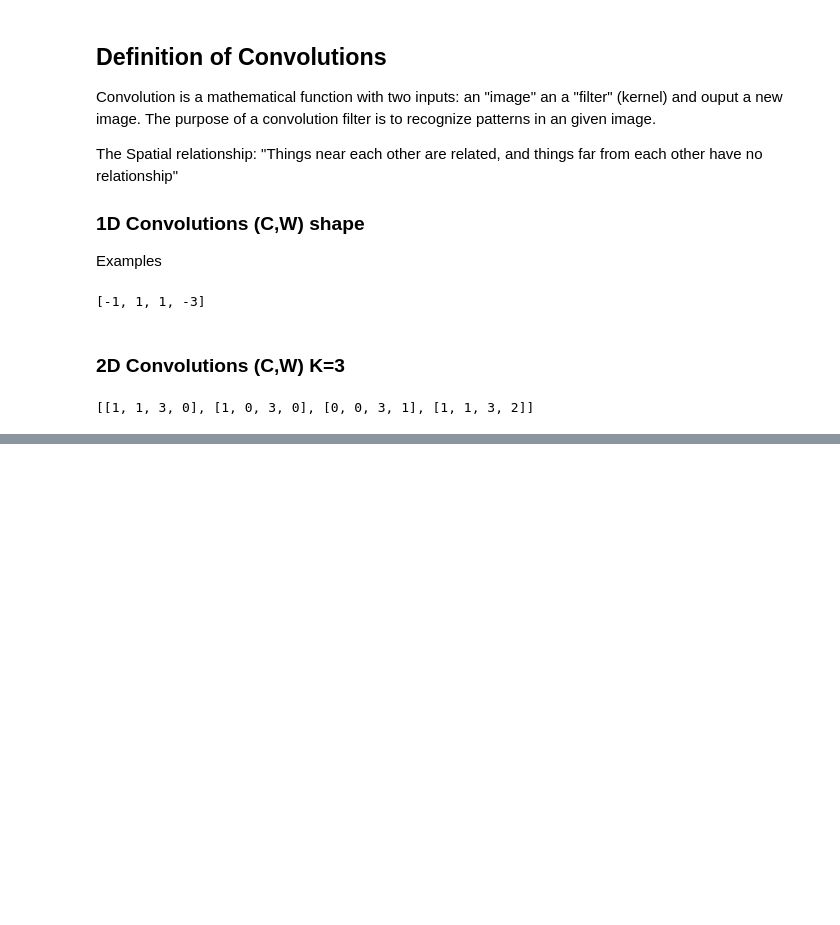
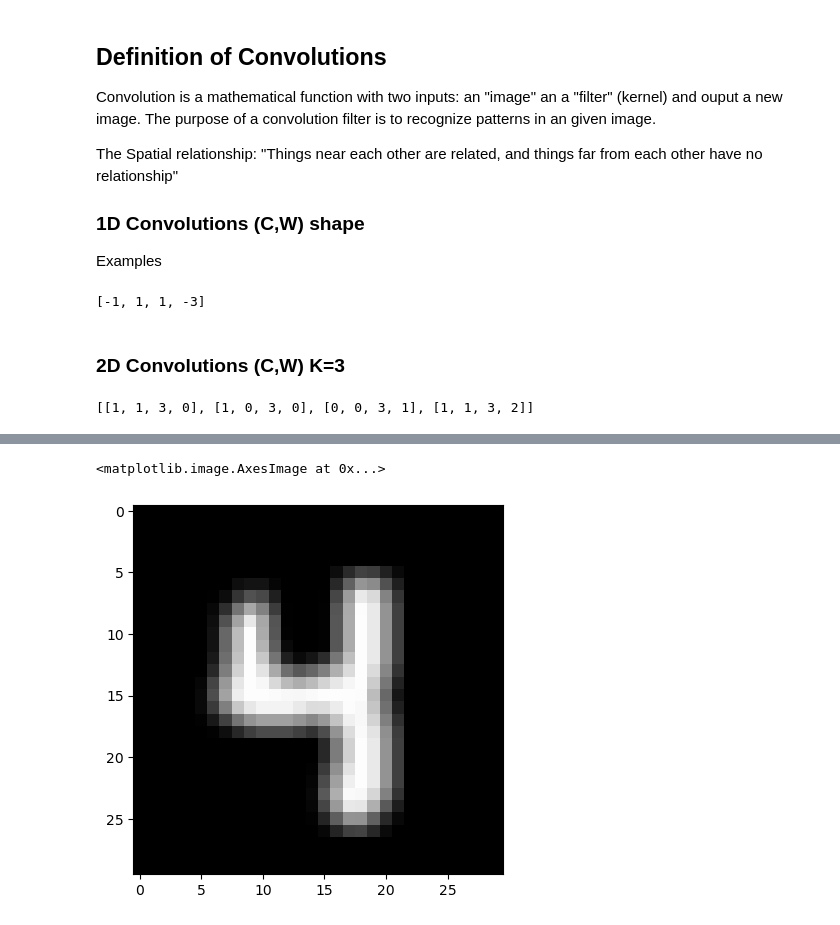
Before and after one commit to Efrazar/Bio-AI-foundations, a Jupyter notebook: Inside_Deep_Learning/03_Convolutional_Neuroal_Networks.ipynb, the cells around one changed output, grey strips where cells are left out. Cells and saved outputs as stored; diff of their text form; code cells hidden in the pictures; blank space fills up the shorter version.

```diff
--- a/Inside_Deep_Learning/03_Convolutional_Neuroal_Networks.ipynb
+++ b/Inside_Deep_Learning/03_Convolutional_Neuroal_Networks.ipynb
@@ -130,0 +141,11 @@ output
+# %%
+# Getting a blurry image with a filter
+blur_filter = np.asarray([[1,1,1],
+                          [1,1,1],
+                          [1,1,1]])/9.0
+
+blurry_image = convolve(img, blur_filter)
+plt.imshow(blurry_image, vmin=0, vmax=1, cmap='gray')
+# %% [output]
+<matplotlib.image.AxesImage at 0x...>
+[figure, added]
```
Also changed, not shown: parts of 13 cells of this notebook.
